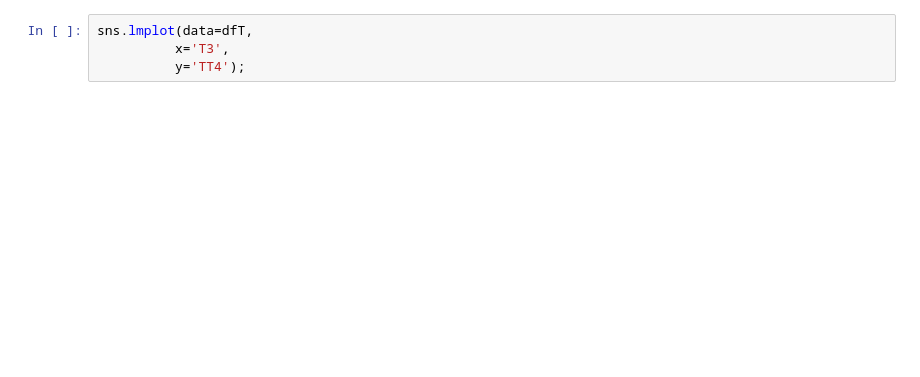
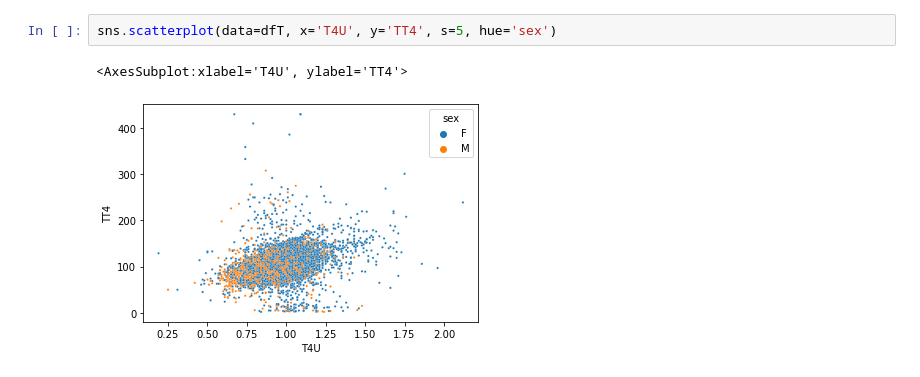
Before and after one commit to cantaruttim/Thyroid_Disease, a Jupyter notebook: Tyreoid Disease.ipynb, the cells around one changed output. Saved outputs shown, nothing was run; the diff lists cells and outputs as text; blank space fills up the shorter version.

```diff
--- a/Tyreoid Disease.ipynb
+++ b/Tyreoid Disease.ipynb
@@ -137,5 +153,6 @@ sns.lmplot(data=dfT,
 # %%
-sns.lmplot(data=dfT,
-          x='T3',
-          y='TT4');
+sns.scatterplot(data=dfT, x='T4U', y='TT4', s=5, hue='sex')
+# %% [output]
+<AxesSubplot:xlabel='T4U', ylabel='TT4'>
+[figure, added]
 # %%
```
Also changed, not shown: parts of 63 cells of this notebook.
